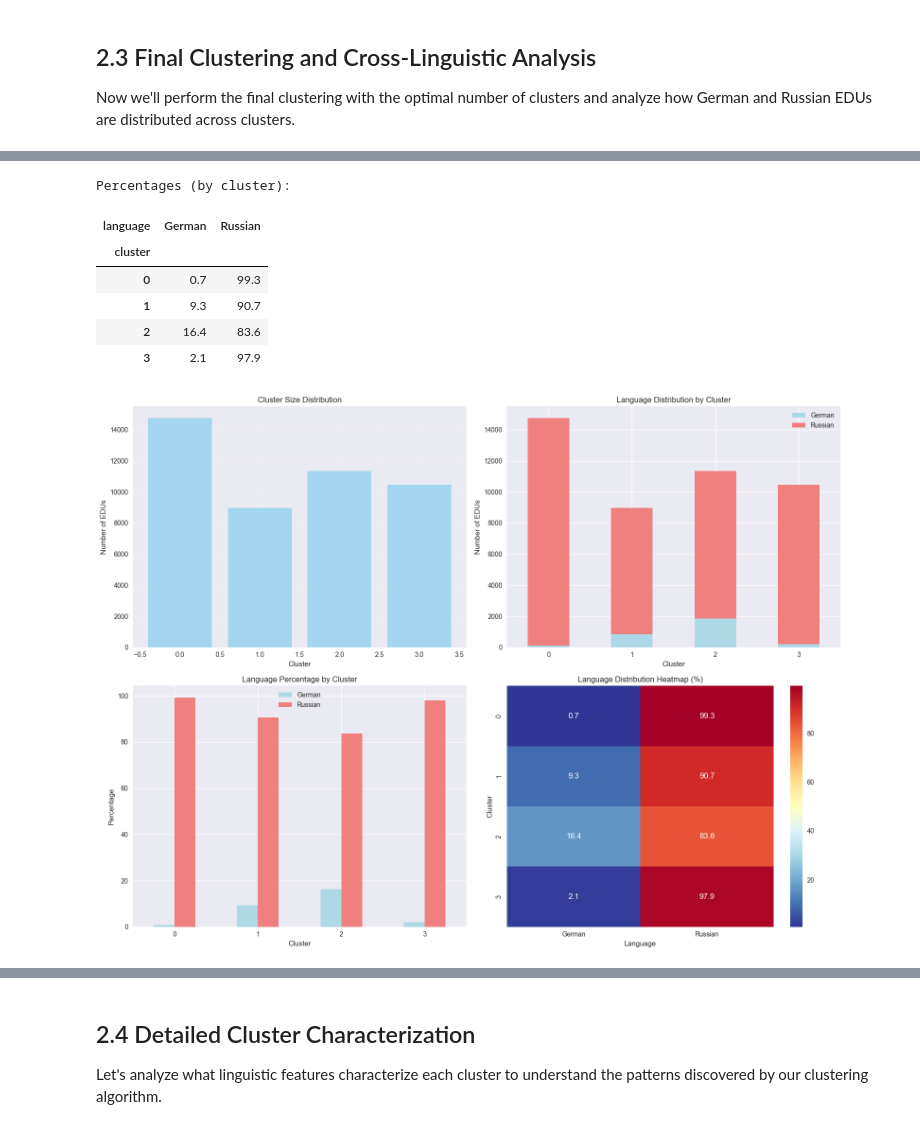
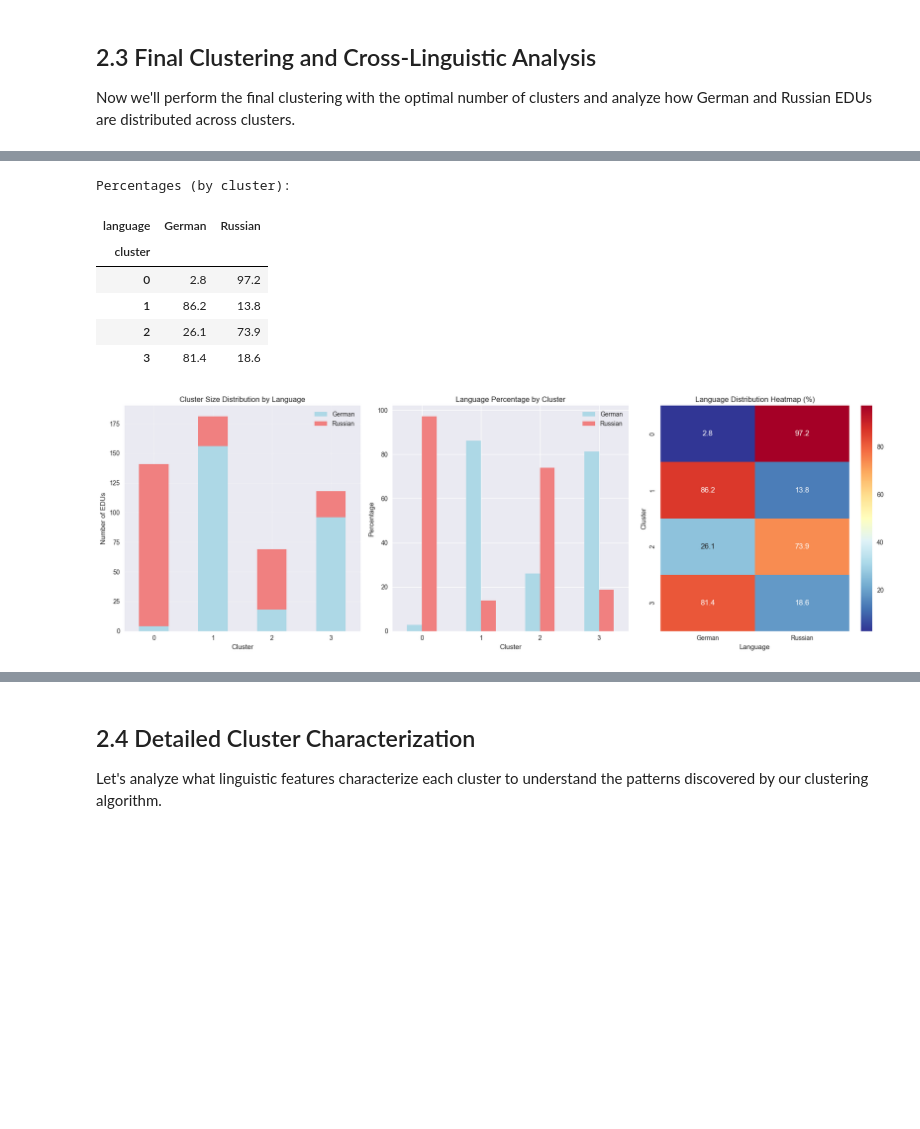
Before and after one commit to b-bblc/bachelor_thesis, a Jupyter notebook: notebooks/comprehensive_multilingual_analysis.ipynb, the cells around one changed output, grey strips where cells are left out. Saved outputs shown, nothing was run; the diff lists cells and outputs as text; code cells hidden in the pictures; blank space fills up the shorter version.

```diff
--- a/notebooks/comprehensive_multilingual_analysis.ipynb
+++ b/notebooks/comprehensive_multilingual_analysis.ipynb
@@ -945,6 +1925,28 @@ Testing top candidates: [2, 4, 5, 6, 7]
 Now we'll perform the final clustering with the optimal number of clusters and analyze how German and Russian EDUs are distributed across clusters.
 # %%
 # Final Clustering Analysis
+# Check dimensions before clustering
+print(f"🔍 DIMENSION CHECK:")
+print(f"{'='*50}")
+print(f"all_features shape: {all_features.shape}")
+print(f"X_pca_reduced shape: {X_pca_reduced.shape}")
+
+# Ensure same number of samples
+if len(all_features) != len(X_pca_reduced):
+    print(f"⚠️  Dimension mismatch detected!")
+    print(f"   all_features: {len(all_features)} rows")
+    print(f"   X_pca_reduced: {len(X_pca_reduced)} rows")
+
+    # Align the dataframes - take the minimum length to ensure consistency
+    min_length = min(len(all_features), len(X_pca_reduced))
+    all_features = all_features.iloc[:min_length].copy()
+    X_pca_reduced = X_pca_reduced[:min_length]
+
+    print(f"✅ Aligned to {min_length} samples")
+
+print(f"\n🎯 CLUSTERING WITH ALIGNED DATA:")
+print(f"{'='*50}")
+
 # Perform final clustering with optimal k
 final_kmeans = KMeans(n_clusters=optimal_k, random_state=42, n_init=10)
 final_clusters = final_kmeans.fit_predict(X_pca_reduced)
@@ -954,8 +1956,6 @@ all_features['cluster'] = final_clusters
 
 # Calculate final metrics
 final_silhouette = silhouette_score(X_pca_reduced, final_clusters)
-print(f"🎯 FINAL CLUSTERING RESULTS:")
-print(f"{'='*50}")
 print(f"Number of clusters: {optimal_k}")
 print(f"Silhouette score: {final_silhouette:.3f}")
 print(f"Total EDUs clustered: {len(all_features):,}")
@@ -972,37 +1972,31 @@ print("\nPercentages (by cluster):")
 display(cluster_lang_pct.round(1))
 
 # Visualization of cluster distribution
-fig, axes = plt.subplots(2, 2, figsize=(16, 12))
+fig, axes = plt.subplots(1, 3, figsize=(18, 6))
 
-# Cluster size distribution
+# Language distribution within clusters (stacked bar) - shows both cluster sizes and language breakdown
 cluster_sizes = all_features['cluster'].value_counts().sort_index()
-axes[0, 0].bar(cluster_sizes.index, cluster_sizes.values, color='skyblue', alpha=0.7)
-axes[0, 0].set_xlabel('Cluster')
-axes[0, 0].set_ylabel('Number of EDUs')
-axes[0, 0].set_title('Cluster Size Distribution')
-axes[0, 0].grid(True, alpha=0.3)
-
-# Language distribution within clusters (stacked bar)
-cluster_lang_crosstab.plot(kind='bar', stacked=True, ax=axes[0, 1], color=['lightblue', 'lightcoral'])
-axes[0, 1].set_xlabel('Cluster')
-axes[0, 1].set_ylabel('Number of EDUs')
-axes[0, 1].set_title('Language Distribution by Cluster')
-axes[0, 1].legend(['German', 'Russian'])
-axes[0, 1].tick_params(axis='x', rotation=0)
+cluster_lang_crosstab.plot(kind='bar', stacked=True, ax=axes[0], color=['lightblue', 'lightcoral'])
+axes[0].set_xlabel('Cluster')
+axes[0].set_ylabel('Number of EDUs')
+axes[0].set_title('Cluster Size Distribution by Language')
+axes[0].legend(['German', 'Russian'])
+axes[0].tick_params(axis='x', rotation=0)
+axes[0].grid(True, alpha=0.3)
 
 # Cluster distribution by language (normalized)
-cluster_lang_pct.plot(kind='bar', ax=axes[1, 0], color=['lightblue', 'lightcoral'])
-axes[1, 0].set_xlabel('Cluster')
-axes[1, 0].set_ylabel('Percentage')
-axes[1, 0].set_title('Language Percentage by Cluster')
-axes[1, 0].legend(['German', 'Russian'])
-axes[1, 0].tick_params(axis='x', rotation=0)
+cluster_lang_pct.plot(kind='bar', ax=axes[1], color=['lightblue', 'lightcoral'])
+axes[1].set_xlabel('Cluster')
+axes[1].set_ylabel('Percentage')
+axes[1].set_title('Language Percentage by Cluster')
+axes[1].legend(['German', 'Russian'])
+axes[1].tick_params(axis='x', rotation=0)
 
 # Heatmap of language distribution
-sns.heatmap(cluster_lang_pct, annot=True, fmt='.1f', cmap='RdYlBu_r', ax=axes[1, 1])
-axes[1, 1].set_title('Language Distribution Heatmap (%)')
-axes[1, 1].set_xlabel('Language')
-axes[1, 1].set_ylabel('Cluster')
+sns.heatmap(cluster_lang_pct, annot=True, fmt='.1f', cmap='RdYlBu_r', ax=axes[2])
+axes[2].set_title('Language Distribution Heatmap (%)')
+axes[2].set_xlabel('Language')
+axes[2].set_ylabel('Cluster')
 
 plt.tight_layout()
 plt.savefig('../results/visualizations/final_clustering_analysis.png', dpi=300, bbox_inches='tight')
@@ -1077,10 +2076,10 @@ Absolute counts:
 Percentages (by cluster):
 | language | German | Russian |
 | cluster |  |  |
-| 0 | 0.7 | 99.3 |
-| 1 | 9.3 | 90.7 |
-| 2 | 16.4 | 83.6 |
-| 3 | 2.1 | 97.9 |
+| 0 | 2.8 | 97.2 |
+| 1 | 86.2 | 13.8 |
+| 2 | 26.1 | 73.9 |
+| 3 | 81.4 | 18.6 |
-[figure, old version]
+[figure, new version]
 🔬 STATISTICAL INDEPENDENCE TEST:
 ==================================================
```
Also changed, not shown: parts of 21 cells of this notebook, 1 other file.
